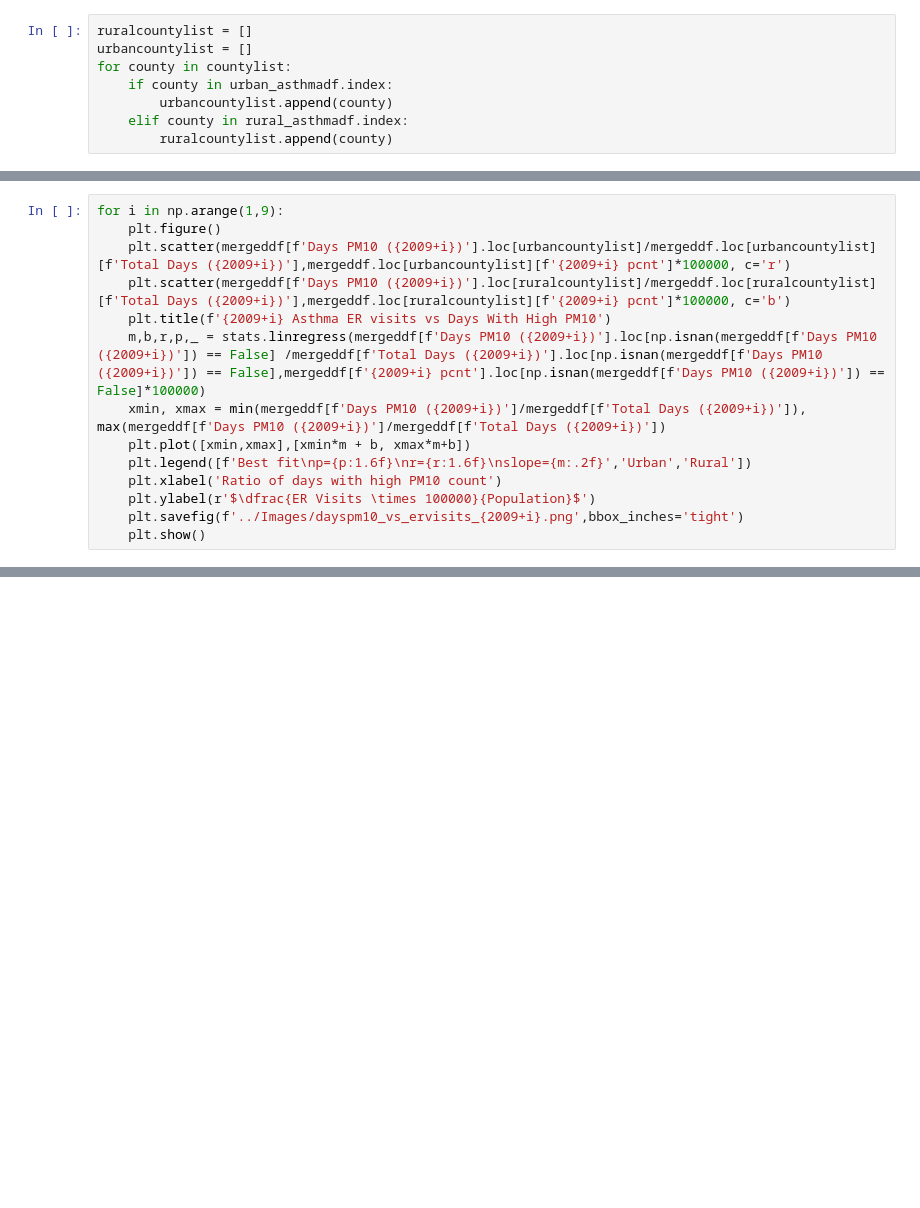
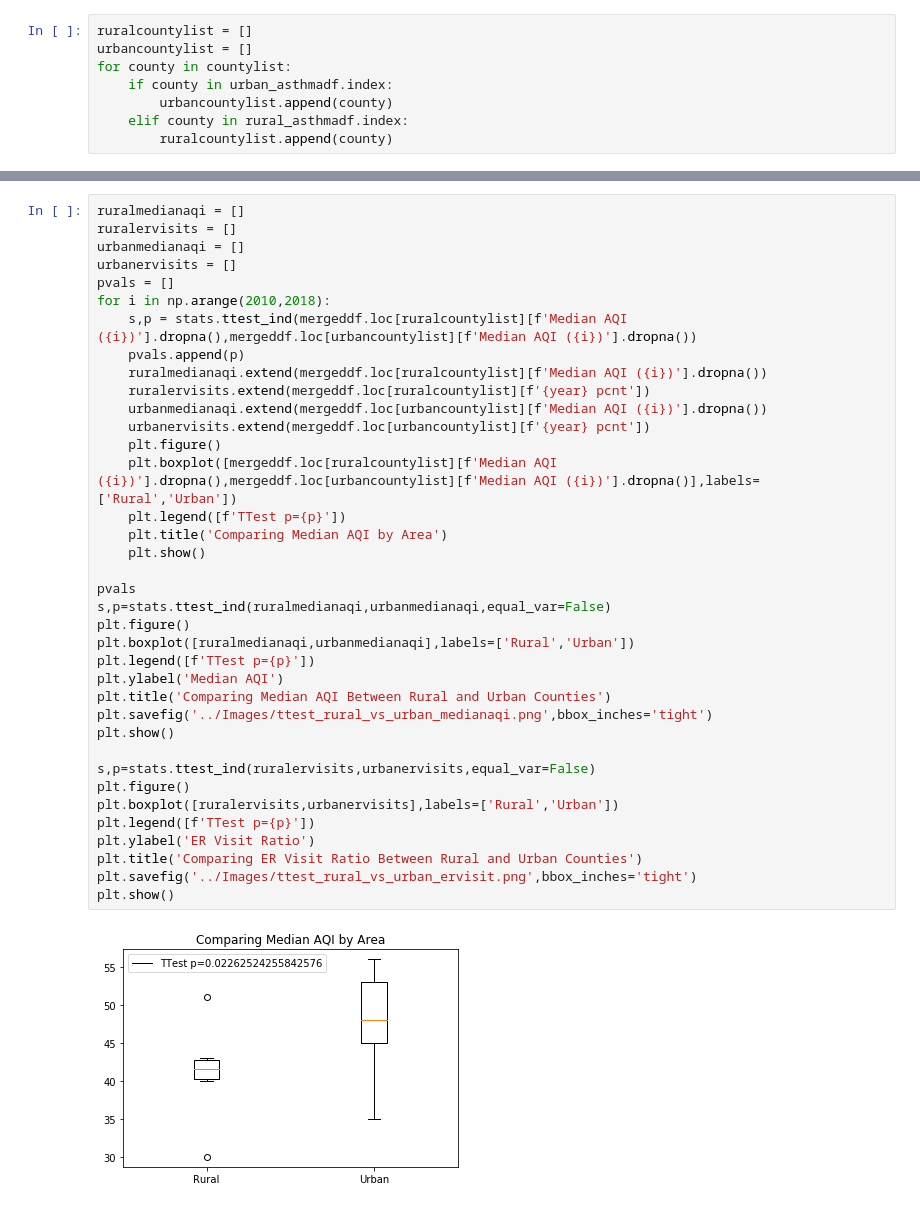
Before and after one commit to ghteds/healthproject, a Jupyter notebook: Code/Air & Asthma.ipynb, the cells around one changed output, grey strips where cells are left out. Saved outputs shown, nothing was run; the diff lists cells and outputs as text; blank space fills up the shorter version.

```diff
--- a/Code/Air & Asthma.ipynb
+++ b/Code/Air & Asthma.ipynb
@@ -444,17 +485,3 @@ for i in np.arange(1,9):
-# %%
-for i in np.arange(1,9):
-    plt.figure()
-    plt.scatter(mergeddf[f'Days PM10 ({2009+i})'].loc[urbancountylist]/mergeddf.loc[urbancountylist][f'Total Days ({2009+i})'],mergeddf.loc[urbancountylist][f'{2009+i} pcnt']*100000, c='r')
-    plt.scatter(mergeddf[f'Days PM10 ({2009+i})'].loc[ruralcountylist]/mergeddf.loc[ruralcountylist][f'Total Days ({2009+i})'],mergeddf.loc[ruralcountylist][f'{2009+i} pcnt']*100000, c='b')
-    plt.title(f'{2009+i} Asthma ER visits vs Days With High PM10')
-    m,b,r,p,_ = stats.linregress(mergeddf[f'Days PM10 ({2009+i})'].loc[np.isnan(mergeddf[f'Days PM10 ({2009+i})']) == False] /mergeddf[f'Total Days ({2009+i})'].loc[np.isnan(mergeddf[f'Days PM10 ({2009+i})']) == False],mergeddf[f'{2009+i} pcnt'].loc[np.isnan(mergeddf[f'Days PM10 ({2009+i})']) == False]*100000)
-    xmin, xmax = min(mergeddf[f'Days PM10 ({2009+i})']/mergeddf[f'Total Days ({2009+i})']), max(mergeddf[f'Days PM10 ({2009+i})']/mergeddf[f'Total Days ({2009+i})'])
-    plt.plot([xmin,xmax],[xmin*m + b, xmax*m+b])
-    plt.legend([f'Best fit\np={p:1.6f}\nr={r:1.6f}\nslope={m:.2f}','Urban','Rural'])
-    plt.xlabel('Ratio of days with high PM10 count')
-    plt.ylabel(r'$\dfrac{ER Visits \times 100000}{Population}$')
-    plt.savefig(f'../Images/dayspm10_vs_ervisits_{2009+i}.png',bbox_inches='tight')
-    plt.show()
 # %%
 #Is the air quality of rural counties really significantly different than that of urban counties?
 
@@ -466,0 +503,39 @@ pvals
+# %%
+ruralmedianaqi = []
+ruralervisits = []
+urbanmedianaqi = []
+urbanervisits = []
+pvals = []
+for i in np.arange(2010,2018):
+    s,p = stats.ttest_ind(mergeddf.loc[ruralcountylist][f'Median AQI ({i})'].dropna(),mergeddf.loc[urbancountylist][f'Median AQI ({i})'].dropna())
+    pvals.append(p)
+    ruralmedianaqi.extend(mergeddf.loc[ruralcountylist][f'Median AQI ({i})'].dropna())
+    ruralervisits.extend(mergeddf.loc[ruralcountylist][f'{year} pcnt'])
+    urbanmedianaqi.extend(mergeddf.loc[urbancountylist][f'Median AQI ({i})'].dropna())
+    urbanervisits.extend(mergeddf.loc[urbancountylist][f'{year} pcnt'])
+    plt.figure()
+    plt.boxplot([mergeddf.loc[ruralcountylist][f'Median AQI ({i})'].dropna(),mergeddf.loc[urbancountylist][f'Median AQI ({i})'].dropna()],labels=['Rural','Urban'])
+    plt.legend([f'TTest p={p}'])
+    plt.title('Comparing Median AQI by Area')
+    plt.show()
+
+pvals
+s,p=stats.ttest_ind(ruralmedianaqi,urbanmedianaqi,equal_var=False)
+plt.figure()
+plt.boxplot([ruralmedianaqi,urbanmedianaqi],labels=['Rural','Urban'])
+plt.legend([f'TTest p={p}'])
+plt.ylabel('Median AQI')
+plt.title('Comparing Median AQI Between Rural and Urban Counties')
+plt.savefig('../Images/ttest_rural_vs_urban_medianaqi.png',bbox_inches='tight')
+plt.show()
+
+s,p=stats.ttest_ind(ruralervisits,urbanervisits,equal_var=False)
+plt.figure()
+plt.boxplot([ruralervisits,urbanervisits],labels=['Rural','Urban'])
+plt.legend([f'TTest p={p}'])
+plt.ylabel('ER Visit Ratio')
+plt.title('Comparing ER Visit Ratio Between Rural and Urban Counties')
+plt.savefig('../Images/ttest_rural_vs_urban_ervisit.png',bbox_inches='tight')
+plt.show()
+# %% [output]
+[figure, added]
```
Also changed, not shown: parts of 15 cells of this notebook.
